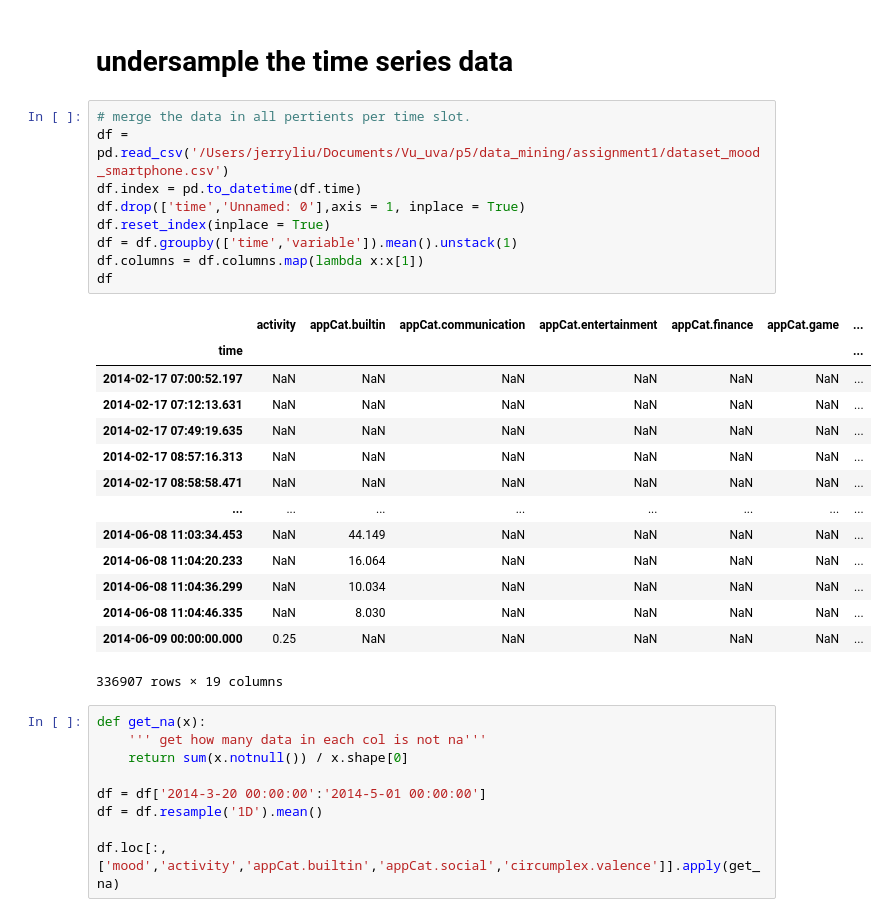
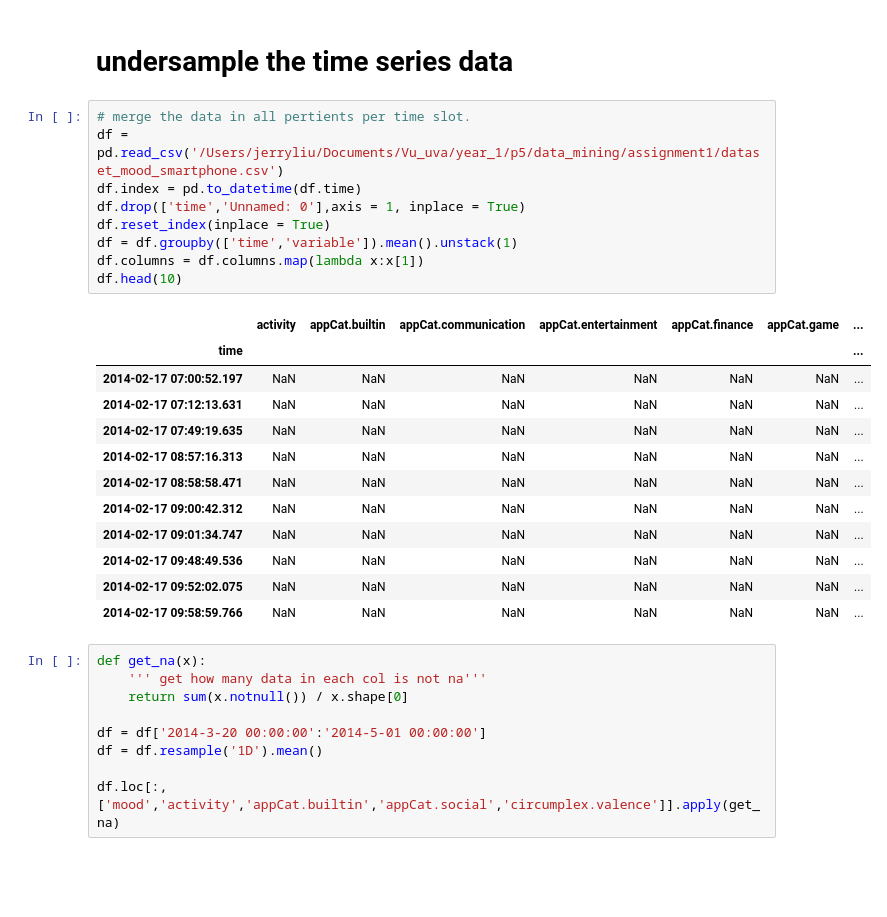
Before and after one commit to zhexinliu2021/Data-Mining-, a Jupyter notebook: LSTM_final.ipynb, the cells around one changed output. Drawn from its saved outputs; the diff is of its cells as text; blank space fills up the shorter version.

```diff
--- a/LSTM_final.ipynb
+++ b/LSTM_final.ipynb
@@ -154,28 +136,26 @@ df_p.groupby('id').apply(get_corre)
 # undersample the time series data
 # %%
 # merge the data in all pertients per time slot.
-df = pd.read_csv('/Users/jerryliu/Documents/Vu_uva/p5/data_mining/assignment1/dataset_mood_smartphone.csv')
+df = pd.read_csv('/Users/jerryliu/Documents/Vu_uva/year_1/p5/data_mining/assignment1/dataset_mood_smartphone.csv')
 df.index = pd.to_datetime(df.time)
 df.drop(['time','Unnamed: 0'],axis = 1, inplace = True)
 df.reset_index(inplace = True)
 df = df.groupby(['time','variable']).mean().unstack(1)
 df.columns = df.columns.map(lambda x:x[1])
-df
+df.head(10)
 # %% [output]
 |  | activity | appCat.builtin | appCat.communication | appCat.entertainment | appCat.finance | appCat.game | ... |
 | time |  |  |  |  |  |  | ... |
 | 2014-02-17 07:00:52.197 | NaN | NaN | NaN | NaN | NaN | NaN | ... |
 | 2014-02-17 07:12:13.631 | NaN | NaN | NaN | NaN | NaN | NaN | ... |
 | 2014-02-17 07:49:19.635 | NaN | NaN | NaN | NaN | NaN | NaN | ... |
 | 2014-02-17 08:57:16.313 | NaN | NaN | NaN | NaN | NaN | NaN | ... |
 | 2014-02-17 08:58:58.471 | NaN | NaN | NaN | NaN | NaN | NaN | ... |
-| ... | ... | ... | ... | ... | ... | ... | ... |
-| 2014-06-08 11:03:34.453 | NaN | 44.149 | NaN | NaN | NaN | NaN | ... |
-| 2014-06-08 11:04:20.233 | NaN | 16.064 | NaN | NaN | NaN | NaN | ... |
-| 2014-06-08 11:04:36.299 | NaN | 10.034 | NaN | NaN | NaN | NaN | ... |
-| 2014-06-08 11:04:46.335 | NaN | 8.030 | NaN | NaN | NaN | NaN | ... |
-| 2014-06-09 00:00:00.000 | 0.25 | NaN | NaN | NaN | NaN | NaN | ... |
+| 2014-02-17 09:00:42.312 | NaN | NaN | NaN | NaN | NaN | NaN | ... |
+| 2014-02-17 09:01:34.747 | NaN | NaN | NaN | NaN | NaN | NaN | ... |
+| 2014-02-17 09:48:49.536 | NaN | NaN | NaN | NaN | NaN | NaN | ... |
+| 2014-02-17 09:52:02.075 | NaN | NaN | NaN | NaN | NaN | NaN | ... |
+| 2014-02-17 09:58:59.766 | NaN | NaN | NaN | NaN | NaN | NaN | ... |
-336907 rows × 19 columns
 # %%
 def get_na(x):
     ''' get how many data in each col is not na'''
```
Also changed, not shown: parts of 15 cells of this notebook.
